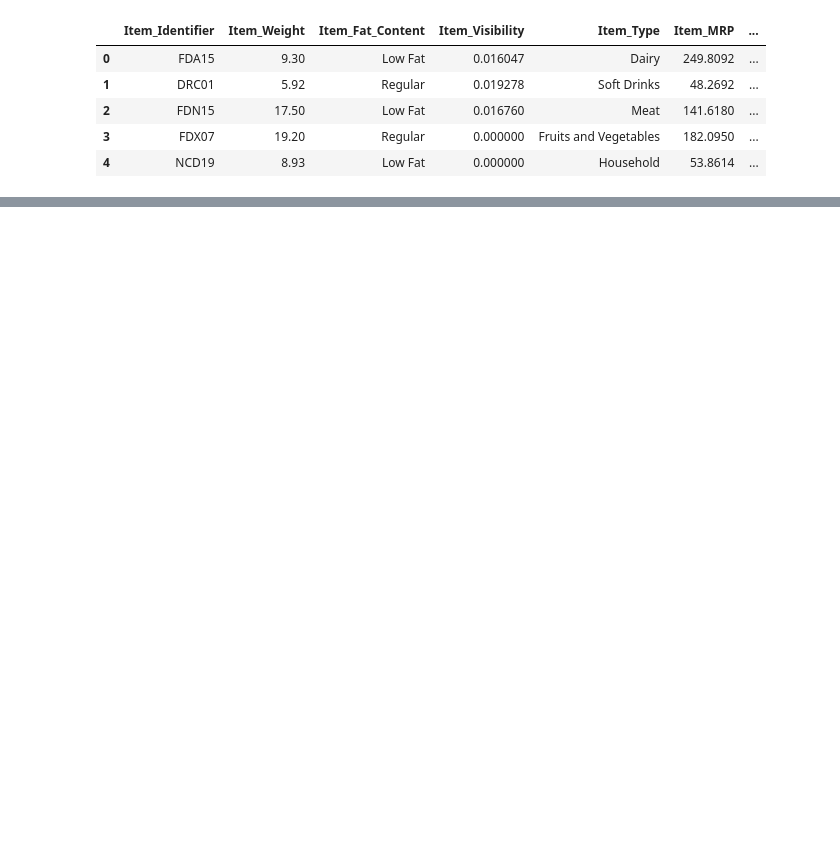
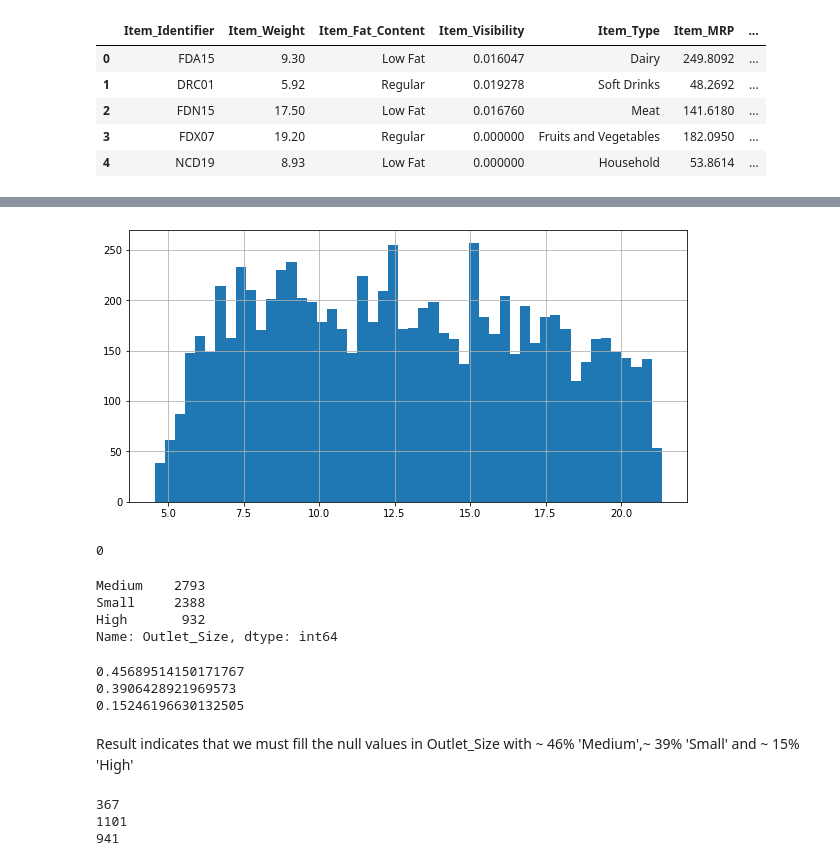
Before and after one commit to AgunsBaba/sales-prediction, a Jupyter notebook: Sales_Prediction.ipynb, the cells around one changed output, grey strips where cells are left out. Cells and saved outputs as stored; diff of their text form; code cells hidden in the pictures; blank space fills up the shorter version.

```diff
--- a/Sales_Prediction.ipynb
+++ b/Sales_Prediction.ipynb
@@ -13,0 +93,48 @@ data.head()
+# %%
+#fill the missing Item-Weight by interpolation
+df['Item_Weight'] = df['Item_Weight'].interpolate()
+# %%
+#histogram of Item-Weight to check that interploation has not distorted data distribution
+df['Item_Weight'].hist(bins=50, figsize=(10,5))
+plt.show()
+# %% [output]
+[figure, added]
+# %%
+#check that all null values in Item_Weight has been filled
+df['Item_Weight'].isnull().sum()
+# %% [output]
+0
+# %%
+#check value counts for the 'Outlet_Size'
+df.Outlet_Size.value_counts()
+# %% [output]
+Medium    2793
+Small     2388
+High       932
+Name: Outlet_Size, dtype: int64
+# %%
+#Calculate % of Medium, Small and High in the dataset
+perc_med = 2793 / 6113
+perc_small = 2388/ 6113
+perc_high = 932 / 6113
+print(perc_med)
+print(perc_small)
+print(perc_high)
+# %% [output]
+0.45689514150171767
+0.3906428921969573
+0.15246196630132505
+# %% [markdown]
+Result indicates that we must fill the null values in Outlet_Size with ~ 46% 'Medium',~ 39% 'Small' and ~ 15% 'High'
+# %%
+#determine number of 'High', 'Small' and 'Medium' that we need
+High = round(perc_high * 2410)
+Medium = round(perc_med * 2410)
+Small = round(perc_small * 2410)
+print(High)
+print(Medium)
+print(Small)
+# %% [output]
+367
+1101
+941
```
Also changed, not shown: parts of 15 cells of this notebook.
